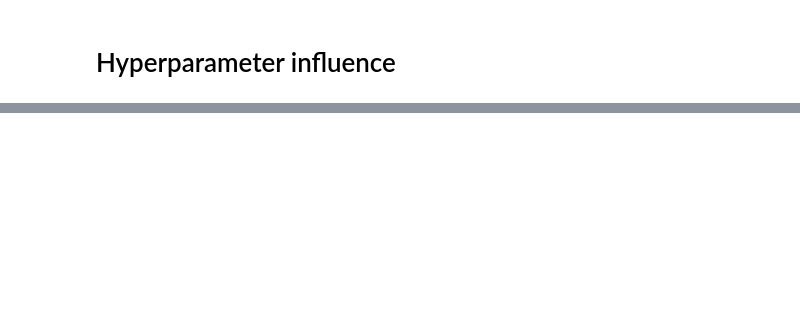
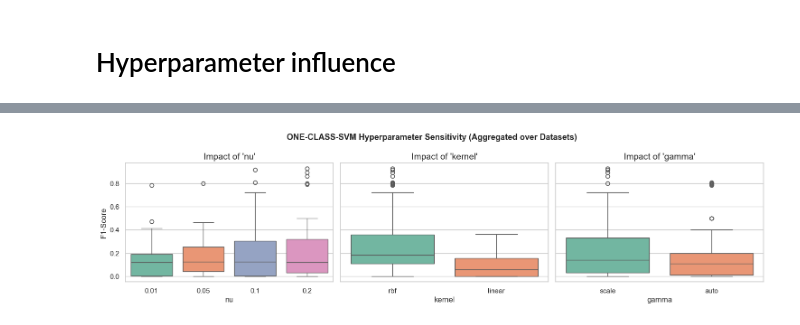
Before and after one commit to M-SZEWCZAK/outlier_detecion, a Jupyter notebook: outlier_detection.ipynb, the cells around one changed output, grey strips where cells are left out. Drawn from its saved outputs; the diff is of its cells as text; code cells hidden in the pictures; blank space fills up the shorter version.

Commit message:
hyperparam influence check

```diff
--- a/outlier_detection.ipynb
+++ b/outlier_detection.ipynb
@@ -175,8 +252,6 @@ hyperparam_results = {
 }
 
 for dataset_name, data in all_datasets.items():
-    if dataset_name !='wine':
-        continue
     X = data["X"]
     y = data["y"]
     # Mean of binary outlier vector yields the contamination ratio
@@ -218,6 +293,6 @@ for dataset_name, data in all_datasets.items():
             metrics, _ = compute_evaluation_metrics(y, scores, y_pred=preds)
 
             hyperparam_results["lof"][dataset_name].append({**params, **metrics})
-
+    print(f"dataset {dataset_name} finished")
 print("Continuous-score methods tuning completed successfully.")
 # %% [output]
@@ -224,0 +324,83 @@ Continuous-score methods tuning completed successfully.
+# %%
+sns.set_theme(style="whitegrid")
+plt.rcParams.update({'font.size': 11, 'axes.labelsize': 12, 'axes.titlesize': 14})
+
+
+
+# 1. Flatten data
+df_results = extract_hyperparam_results_to_df(hyperparam_results)
+
+metric_of_interest = 'F1-Score'
+
+# If metric doesn't exist yet in your real data, fall back to a generic name
+if metric_of_interest not in df_results.columns:
+    # Pick the last column as a fallback metric assumption
+    metric_of_interest = df_results.columns[-1]
+
+print(f"Analyzing sensitivity using target metric: '{metric_of_interest}'")
+
+## 1. Aggregated Statistical Table (Sensitivity Analysis)
+
+# We calculate the variance/range of performance across hyperparameter changes per algorithm.
+# High standard deviation or a wide range implies high sensitivity.
+print("\n### HYPERPARAMETER SENSITIVITY SUMMARY PER ALGORITHM ###")
+summary_stats = df_results.groupby('method')[metric_of_interest].agg(['mean', 'std', 'min', 'max'])
+summary_stats['range'] = summary_stats['max'] - summary_stats['min']
+print(summary_stats.round(4).to_markdown())
+
+## 2. Visualization Code
+
+# Map out the exact hyperparameters we tested for each model to isolate them
+model_params = {
+    "one-class-svm": ["nu", "kernel", "gamma"],
+    "isolation-forest": ["n_estimators", "max_features"],
+    "lof": ["n_neighbors", "metric"]
+}
+
+for method, params in model_params.items():
+    df_method = df_results[df_results['method'] == method]
+
+    if df_method.empty:
+        continue
+
+    num_params = len(params)
+    fig, axes = plt.subplots(1, num_params, figsize=(5 * num_params, 4), sharey=True)
+    if num_params == 1:
+        axes = [axes]
+
+    fig.suptitle(f'{method.upper()} Hyperparameter Sensitivity (Aggregated over Datasets)', weight='bold')
+
+    for i, param in enumerate(params):
+        # Boxplot shows both the stability (spread) and overall performance trend
+        sns.boxplot(
+            data=df_method,
+            x=param,
+            y=metric_of_interest,
+            ax=axes[i],
+            palette="Set2"
+        )
+        axes[i].set_title(f"Impact of '{param}'")
+        axes[i].set_xlabel(param)
+        if i == 0:
+            axes[i].set_ylabel(metric_of_interest)
+        else:
+            axes[i].set_ylabel("")
+
+    plt.tight_layout()
+    plt.show()
+
+    # --- Interaction Heatmap Example (e.g., for Isolation Forest or LOF) ---
+    if num_params >= 2:
+        plt.figure(figsize=(7, 5))
+        # Pivot table to find mean performance across the first two parameters
+        piv = df_method.pivot_table(
+            index=params[0],
+            columns=params[1],
+            values=metric_of_interest,
+            aggfunc='mean'
+        )
+        sns.heatmap(piv, annot=True, cmap="YlGnBu", fmt=".3f", cbar_kws={'label': metric_of_interest})
+        plt.title(f"{method.upper()}: Interaction Between {params[0]} and {params[1]}")
+        plt.tight_layout()
+        plt.show()
+# %% [output]
@@ -224,0 +415 @@ Continuous-score methods tuning completed successfully.
+[figure, added]
```
Also changed, not shown: parts of 9 cells of this notebook, 1 other file.
